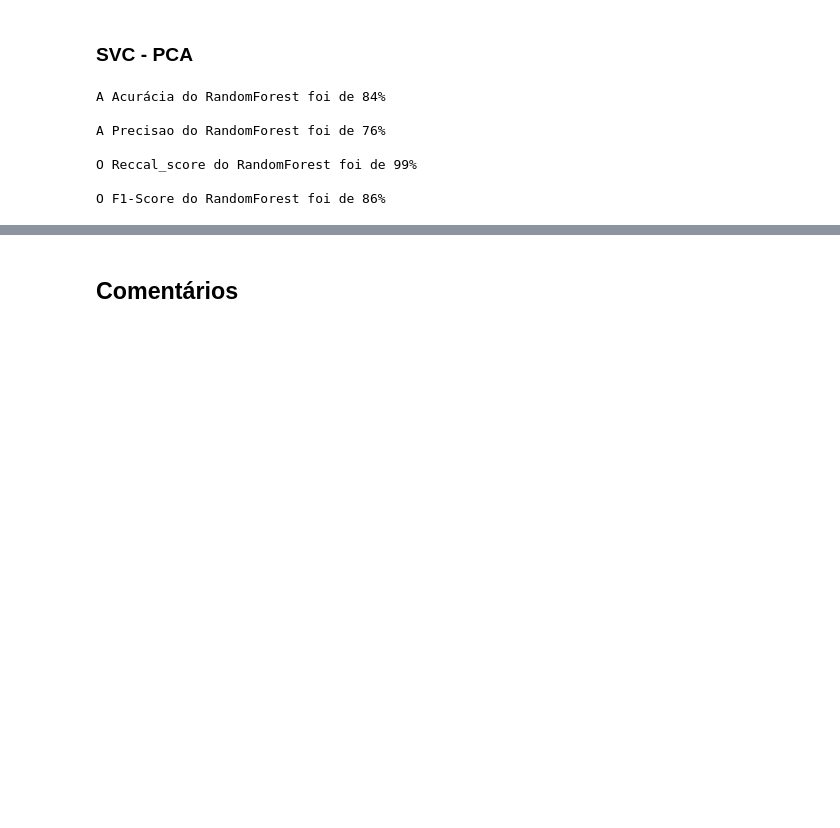
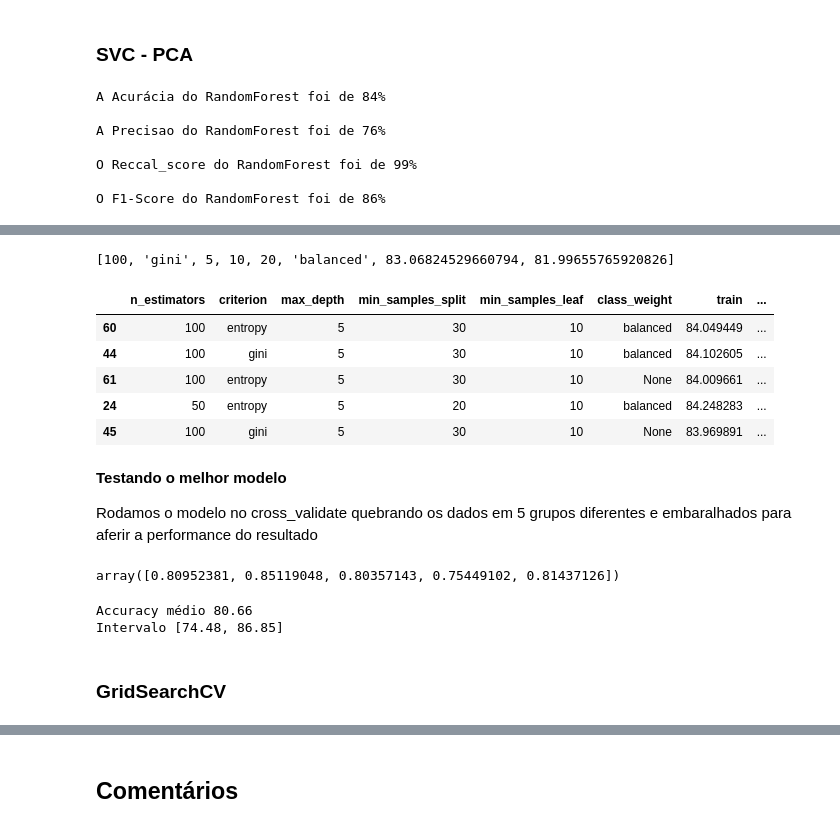
Before and after one commit to LucasBezerraSantos/Projetos_Pessoias, a Jupyter notebook: Analise_de_credito_imobiliario.ipynb, the cells around one changed output, grey strips where cells are left out. Saved outputs shown, nothing was run; the diff lists cells and outputs as text; code cells hidden in the pictures; blank space fills up the shorter version.

```diff
--- a/Analise_de_credito_imobiliario.ipynb
+++ b/Analise_de_credito_imobiliario.ipynb
@@ -420,0 +455,74 @@ plt.show()
+# %%
+def RandomForest_Hiperparametros( n_estimators, criterion, max_depth, min_samples_split, min_samples_leaf, class_weight ):
+
+  #instancia o modelo
+  #retorna uma lista com as métricas
+
+  SEED = 3192
+  np.random.seed(SEED)
+
+  cv = KFold(n_splits = 10, shuffle=True)
+  modelo = RandomForestClassifier( n_estimators= n_estimators, criterion= criterion, max_depth= max_depth,
+                                  min_samples_split= min_samples_split, min_samples_leaf= min_samples_leaf,
+                                  class_weight= class_weight)
+
+  resultados = cross_validate(modelo, X_normalizado, y, cv = cv, return_train_score=True)
+
+  train_score = resultados['train_score'].mean() * 100
+  test_score = resultados['test_score'].mean() * 100
+
+  tabela = [n_estimators, criterion, max_depth, min_samples_split, min_samples_leaf, class_weight, train_score, test_score]
+  return tabela
+# %%
+# Aplicação
+
+RandomForest_Hiperparametros( 100, 'gini', 5, 10, 20, 'balanced' )
+# %% [output]
+[100, 'gini', 5, 10, 20, 'balanced', 83.06824529660794, 81.99655765920826]
+# %%
+# Aplicação com diferentes hiperparametros
+
+lista = [ ]
+for n_estimators in [50, 100]:
+  for criterion in [ 'gini', 'entropy' ]:
+    for max_depth in [3, 5 ]:
+      for min_samples_split in [ 20, 30 ]:
+        for min_samples_leaf in [ 10, 35 ]:
+          for class_weight in [ 'balanced', None ]:
+            tabela = RandomForest_Hiperparametros( n_estimators, criterion, max_depth, min_samples_split, min_samples_leaf, class_weight )
+            lista.append( tabela )
+
+resultados = pd.DataFrame(lista, columns= [ 'n_estimators', 'criterion', 'max_depth', 'min_samples_split',
+                                           'min_samples_leaf', 'class_weight' , "train", "test" ] )
+
+resultados.sort_values('test', ascending=False).head()
+# %% [output]
+|  | n_estimators | criterion | max_depth | min_samples_split | min_samples_leaf | class_weight | train | ... |
+| 60 | 100 | entropy | 5 | 30 | 10 | balanced | 84.049449 | ... |
+| 44 | 100 | gini | 5 | 30 | 10 | balanced | 84.102605 | ... |
+| 61 | 100 | entropy | 5 | 30 | 10 | None | 84.009661 | ... |
+| 24 | 50 | entropy | 5 | 20 | 10 | balanced | 84.248283 | ... |
+| 45 | 100 | gini | 5 | 30 | 10 | None | 83.969891 | ... |
+# %% [markdown]
+**Testando o melhor modelo**
+
+Rodamos o modelo no cross_validate quebrando os dados em 5 grupos diferentes e embaralhados para aferir a performance do resultado
+# %%
+modelo_hiper_RandomF = RandomForestClassifier( n_estimators= 100, criterion= 'entropy', max_depth= 5,
+                                              min_samples_split= 30, min_samples_leaf= 10, class_weight= 'balanced')
+
+Scores = cross_val_score( modelo_hiper_RandomF, X_normalizado, y, cv= KFold( n_splits=5, shuffle=True ))
+Scores
+# %% [output]
+array([0.80952381, 0.85119048, 0.80357143, 0.75449102, 0.81437126])
+# %%
+media = Scores.mean() * 100
+desvio = Scores.std() * 100
+
+print("Accuracy médio %.2f" % media)
+print("Intervalo [%.2f, %.2f]" % (media - 2 * desvio, media + 2 * desvio))
+# %% [output]
+Accuracy médio 80.66
+Intervalo [74.48, 86.85]
+# %% [markdown]
+### GridSearchCV
```
Also changed, not shown: parts of 59 cells of this notebook.
